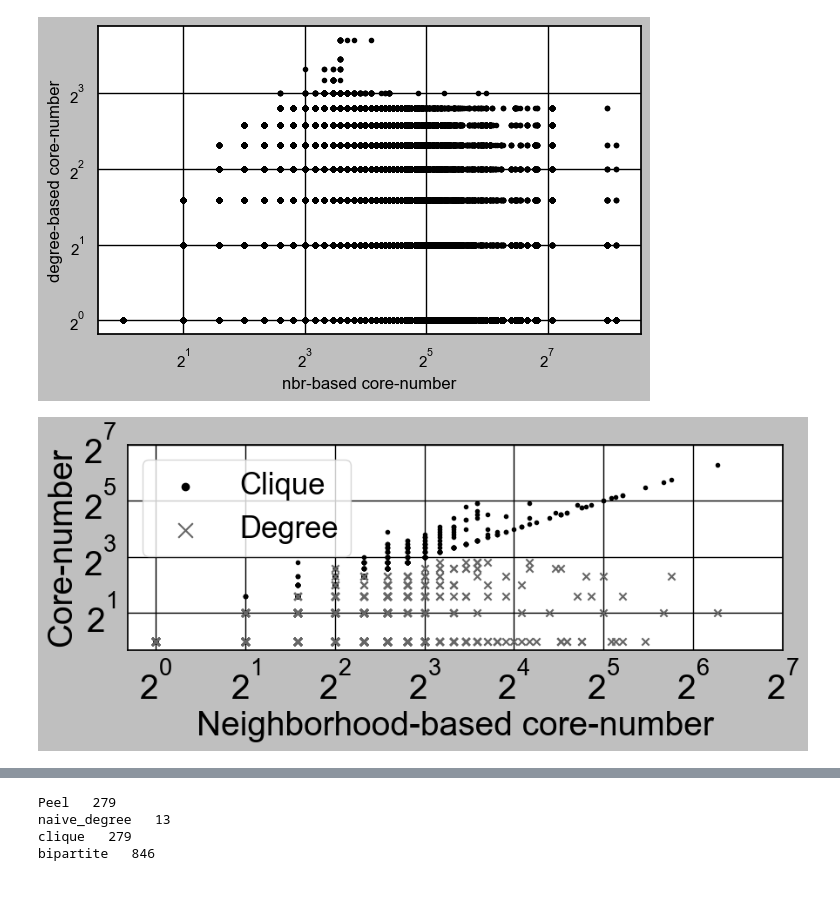
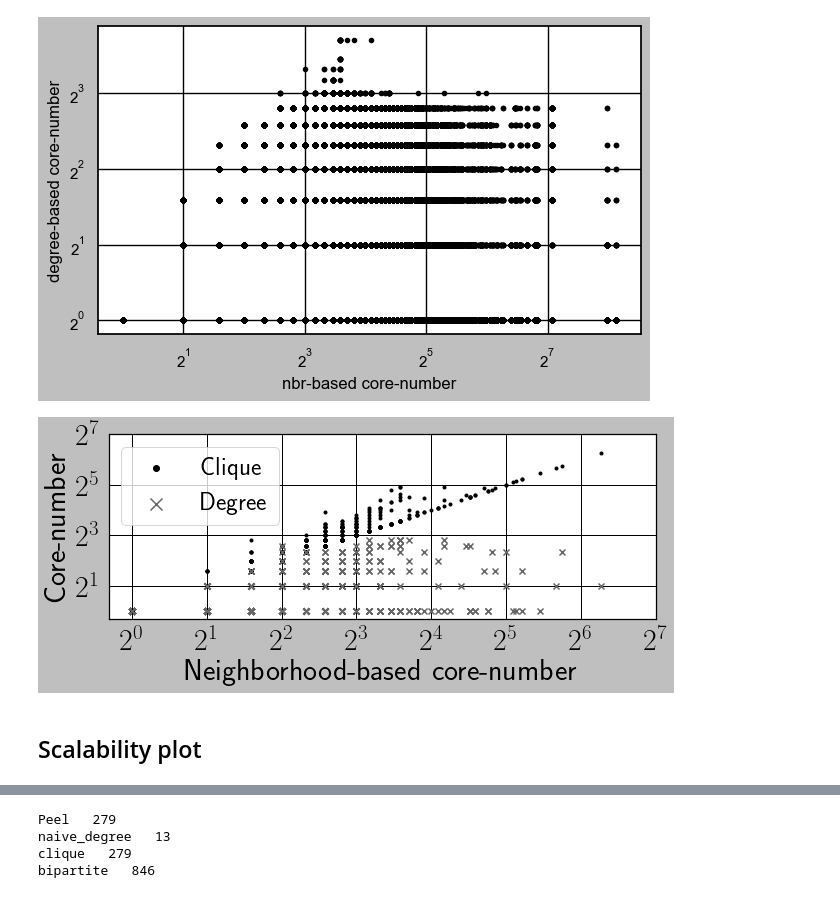
Before and after one commit to toggled/vldbsubmission, a Jupyter notebook: notebooks/plots(woInit).ipynb, the cells around one changed output, grey strips where cells are left out. Cells and saved outputs as stored; diff of their text form; code cells hidden in the pictures.

```diff
--- a/notebooks/plots(woInit).ipynb
+++ b/notebooks/plots(woInit).ipynb
@@ -277,6 +298,7 @@ sns.set(rc={'figure.figsize':(8,4)})
 # sns.set_style("whitegrid", {'axes.grid' : False})
 sns.set_style("ticks")
 plt.style.use('grayscale')
+plt.rcParams['text.usetex'] = True
 marker_list = [list(Line2D.markers)[0]] + list(Line2D.markers)[2:1+len(datalist)]
 
 i = 3
@@ -287,15 +309,19 @@ plt.plot(X,grH_errors[data],'.--',marker = marker_list[1], markersize = 10,label
 plt.plot(X,hypH_errors[data],marker = marker_list[2],color = 'k', markersize = 10,label='Hyp. h-index',lw = 3)
 
 
-plt.xlabel("Iteration", fontsize=fontsize)
-plt.ylabel("Avg. error",fontsize= fontsize)
+plt.xlabel("Iteration", fontsize=fontsize-2)
+plt.ylabel("Avg. error",fontsize= fontsize-4)
 # plt.yscale('log')
 # plt.title(good_name_dataset[data])
-plt.xticks(fontsize=fontsize-8)
-plt.yticks(fontsize=fontsize-6)
+plt.xticks(fontsize=fontsize-4)
+plt.yticks(fontsize=fontsize-2)
 plt.legend(loc = 'best', fontsize=labelsize,markerscale=2)
 plt.tight_layout()
 plt.savefig('../fig/error_hindex_'+good_name_dataset[data]+'.pdf')
 plt.show()
+# plt.xlabel("Iteration", fontsize=fontsize-2)
+# plt.ylabel("\%Nodes w/ correct c(v)",fontsize= fontsize-5)
+# plt.xticks(fontsize=fontsize-4)
+# plt.yticks(fontsize=fontsize-4)
 # %% [output]
 bin4U
@@ -373,10 +399,11 @@ import matplotlib.pyplot as plt
 from matplotlib.lines import Line2D
 from matplotlib.ticker import MaxNLocator
 import seaborn as sns
-sns.set(rc={'figure.figsize':(9,5)})
+sns.set(rc={'figure.figsize':(8,4)})
 # sns.set_style("whitegrid", {'axes.grid' : False})
 sns.set_style("ticks")
 plt.style.use('grayscale')
+plt.rcParams['text.usetex'] = True
 
 datalist2 = ['pref', 'dblp', 'enron','bin_5','bin_2']
 # datalist2 = datalist[:5]
@@ -386,7 +413,7 @@ for i,data in enumerate(datalist2):
     plt.plot(Xs[data],Ys[data],label=good_name_dataset[data],marker = marker_list[i], color = 'k', markersize = 10)
 plt.xscale('log',base=2)
 plt.xlabel("Iteration", fontsize=fontsize-2)
-plt.ylabel("%Nodes with correct c(v)",fontsize= fontsize-4)
+plt.ylabel("\%Nodes w/ correct c(v)",fontsize= fontsize-5)
 plt.xticks(fontsize=fontsize-4)
 plt.yticks(fontsize=fontsize-4)
 plt.legend(loc = 'lower right', fontsize=labelsize,markerscale=2)
@@ -1064,6 +1111,11 @@ Expt-5 (Impact of Parallelization)
 # %% [markdown]
 ``Fig 8(a+d)``
 # %%
+import pandas as pd
+output_folder = '../output/'
+parallel_outfolder = '../output/parout/'
+fontsize = 28
+labelsize = 20
 good_name_algo = {
     'Peel' : "vs. Peel",
     'E-Peel': "vs. E-Peel",
@@ -1091,7 +1143,7 @@ df = pd.concat([df1,df2])
 # sns.set_style("dark", {'axes.grid' : False})
 # # sns.set_style("ticks")
 # plt.style.use('grayscale')
-
+import numpy as np
 import matplotlib.pyplot as plt
 # from matplotlib.ticker import MaxNLocator
 import seaborn as sns
@@ -1100,6 +1152,7 @@ sns.set(rc={'figure.figsize':(7,4)})
 sns.set_style("dark", {'axes.grid' : False})
 sns.set_style("ticks")
 plt.style.use('grayscale')
+plt.rcParams['text.usetex'] = True
 save = True
 
 include_algos = ['LocalP(B+CSR)2']
@@ -1187,11 +1240,11 @@ for dp in include_datasets:
 
 
         plt.axhline(ref_mean,color = 'k',linestyle = '--',dashes=(1, 3), label = good_name_algo[alg],linewidth = 3)
-        plt.xlabel('# Threads', fontsize=fontsize-2)
+        plt.xlabel('\# Threads', fontsize=fontsize)
         # plt.ylabel("Speedup", fontsize=fontsize)
-        plt.ylabel('Alg. Time(s)', fontsize=fontsize-2)
-        plt.xticks(fontsize=fontsize-2)
-        plt.yticks( fontsize=fontsize-2)
+        plt.ylabel('Alg. Time(s)', fontsize=fontsize)
+        plt.xticks(fontsize=fontsize)
+        plt.yticks( fontsize=fontsize)
         plt.yscale("log", base = 10)
         # plt.xscale("log", base = 2)
         # plt.title(dp)
@@ -1780,33 +1833,38 @@ plt.show()
 # %%
 from matplotlib import pyplot as plt
 from matplotlib.ticker import MaxNLocator
-# import seaborn as sns
+import seaborn as sns
+import random
 sns.set(rc={'figure.figsize':(9,4)})
 # sns.set_style("ticks")
 sns.set_style("dark", {'axes.grid' : True})
 plt.style.use('grayscale')
-
+plt.rcParams['text.usetex'] = True
 random.seed(6)
+fontsize = 30
 _i = random.sample(list(range(0,len(y)+1)),1000)
 xx = [y[i] for i in _i]
 yy = [y2[i] for i in _i]
 yy2 = [y1[i] for i in _i]
 
 plt.scatter(xx,yy,marker = '.',label='Clique')
 plt.scatter(xx,yy2,marker = 'x',label='Degree')
 plt.xlabel('Neighborhood-based core-number',fontsize=fontsize)
 plt.ylabel('Core-number',fontsize=fontsize)
 plt.xscale('log',base = 2)
 plt.yscale('log',base = 2)
 plt.xticks([2**0,2**1,2**2,2**3,2**4,2**5,2**6,2**7],fontsize=fontsize)
 plt.yticks([2**1,2**3,2**5,2**7],fontsize=fontsize)
 plt.legend(loc="upper left", fontsize=labelsize, markerscale = 2, prop={'size': 25})
 plt.tight_layout()
-plt.savefig('../fig/clique-vs-ours.pdf')
+plt.savefig('../fig/clique-vs-ours2.pdf')
 plt.show()
 # %% [output]
-[figure, old version]
+[figure, new version]
 # %%
 print(coregroupids['Peel'])
 print(coregroupids['clique'])
 # print(coregroupids['bipartite'])
+# %% [markdown]
+Scalability plot
+----
```
Also changed, not shown: parts of 16 cells of this notebook, 43 other files.
